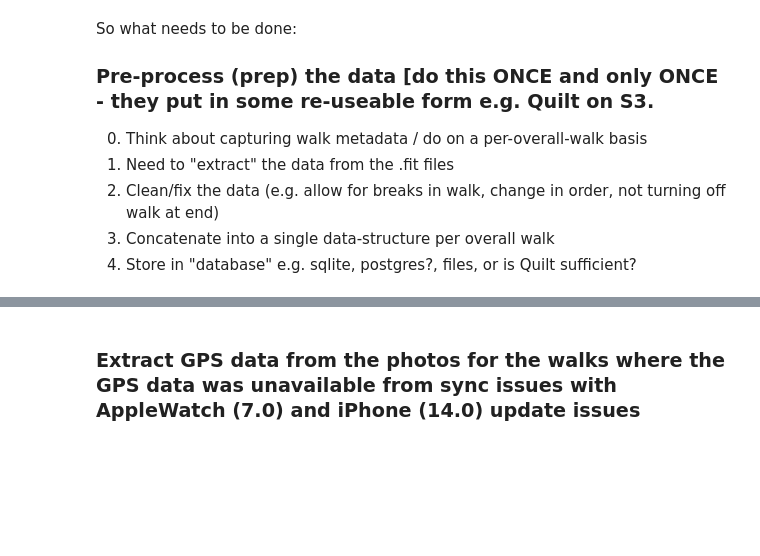
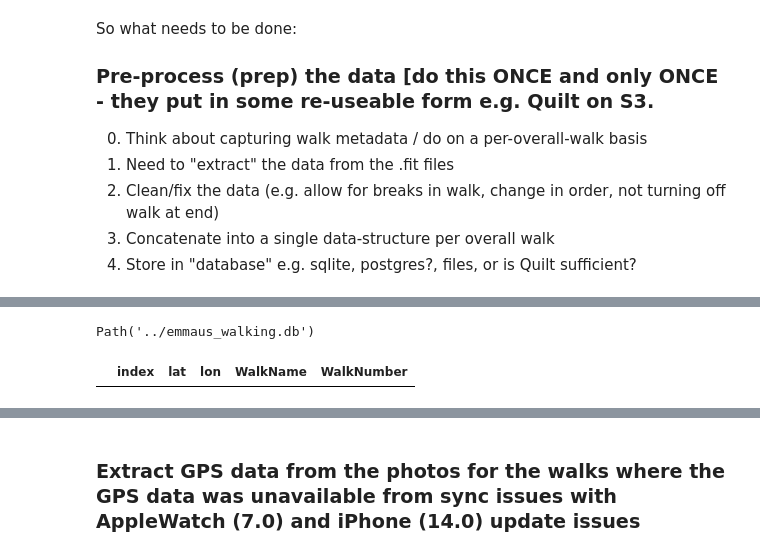
Before and after one commit to Mjboothaus/emmaus_walking, a Jupyter notebook: nbs/01_datapipe.ipynb, the cells around one changed output, grey strips where cells are left out. Cells and saved outputs as stored; diff of their text form; code cells hidden in the pictures; blank space fills up the shorter version.

```diff
--- a/nbs/01_datapipe.ipynb
+++ b/nbs/01_datapipe.ipynb
@@ -26,3 +31,26 @@ import datetime as dt
+# %%
+def create_database_from_walk_files():
+
+    # Get proper paths for files/db sorted & keep backup of previous .db
+
+    fit_dir = Path(RAW_FIT_FILE_PATH)
+    db_file = Path('../' + WALK_DATABASE_NAME)
+
+    if db_file.is_file():
+        print('Deleting existing database')
+        db_file.unlink()
+
+    db_conn = sql.connect(db_file)
+    print('Created: ' + db_file.resolve().as_posix())
+
+    for path in fit_dir.iterdir():
+        if path.is_dir():
+            walk_name = path.parts[-1]
+            print(walk_name)
+            walk_data, walk_date, walk_files, points = load_and_cache_raw_walk_data(walk_name, 1, db_conn)
+
+    db_conn.close()
+    return db_file
 # %%
 #export
 def calc_walk_stats(walk_data):
@@ -72,0 +95,2 @@ points;
+# %%
+db_file = create_database_from_walk_files()
@@ -72,0 +108,25 @@ points;
+# %%
+db_file
+# %% [output]
+Path('../emmaus_walking.db')
+# %%
+def create_walk_datafile_for_app(db_file, n_rows_used=5):
+    # read in all of the walks data and sample at an appropriate frequency and cache for faster use in the app
+    db_conn = sql.connect(db_file)
+    walk_df = pd.read_sql_query('SELECT * FROM walks', db_conn)
+
+    UNUSED_COLUMNS = ['alt', 'dist', 'speed']
+
+    walk_df.drop(UNUSED_COLUMNS, axis=1, inplace=True)
+    walk_df.dropna(inplace=True)      # TODO: Check why there are a few NaNs
+    walk_df = walk_df.iloc[::n_rows_used].reset_index()    # downsample
+
+    walk_df.to_feather(Path(db_file.as_posix().replace('.db', '.cache.feather')))
+
+    return walk_df
+# %%
+walk_df = create_walk_datafile_for_app(db_file, 10)
+# %%
+walk_df[walk_df['lat'].isna()]
+# %% [output]
+|  | index | lat | lon | WalkName | WalkNumber |
```
Also changed, not shown: parts of 12 cells of this notebook, 6 other files.
